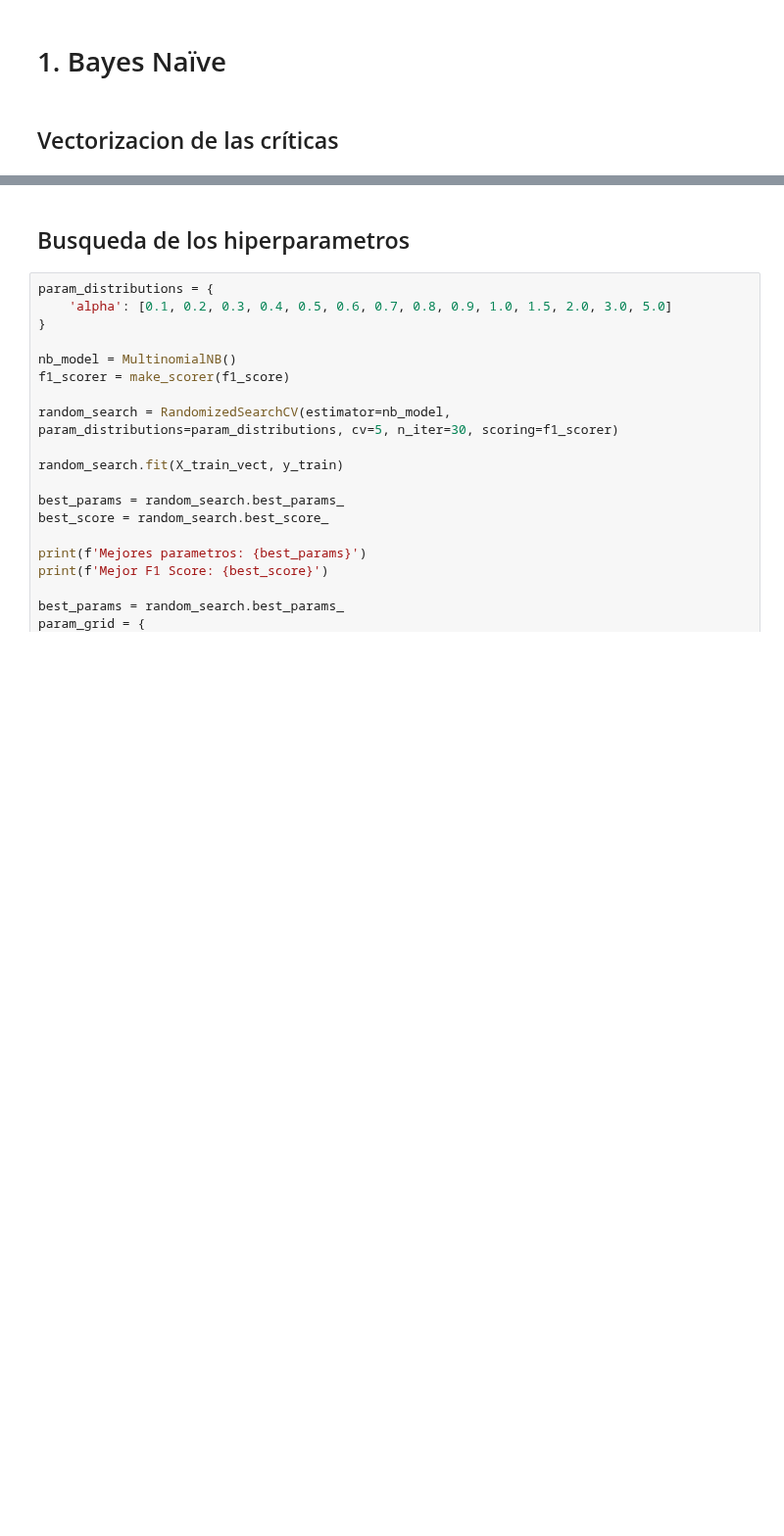
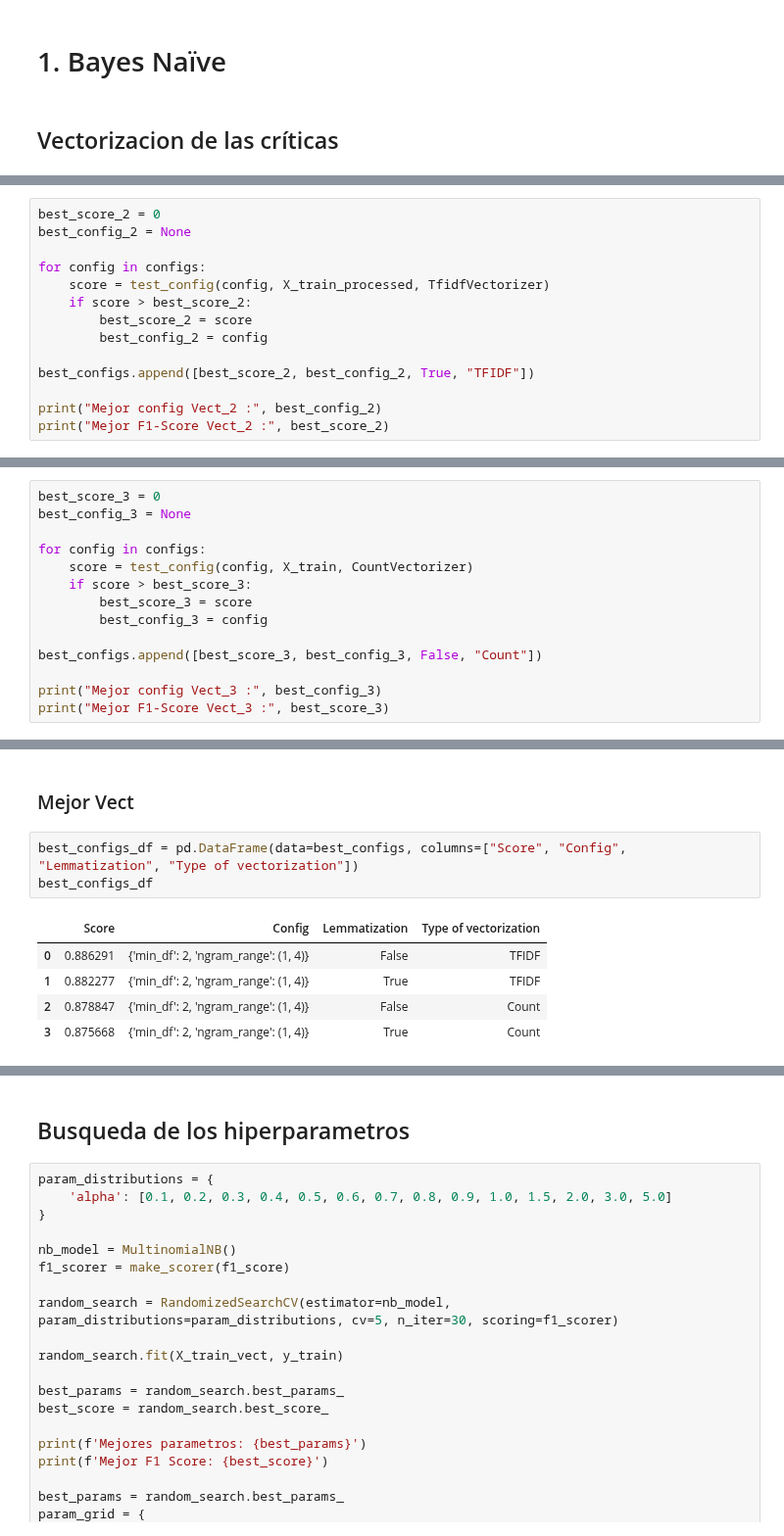
Before and after one commit to AlanRichmond/7506R-1C2024-GRUPO10, a Jupyter notebook: TP2/7506R_TP2_GRUPO10_CHPX_ENTREGA.ipynb, the cells around one changed output, grey strips where cells are left out. Shown at 98% size. Saved outputs shown, nothing was run; the diff lists cells and outputs as text; blank space fills up the shorter version.

```diff
--- a/TP2/7506R_TP2_GRUPO10_CHPX_ENTREGA.ipynb
+++ b/TP2/7506R_TP2_GRUPO10_CHPX_ENTREGA.ipynb
@@ -49,0 +144,14 @@ X_test_vect = vectorizer.transform(X_test)
+# %%
+best_score_2 = 0
+best_config_2 = None
+
+for config in configs:
+    score = test_config(config, X_train_processed, TfidfVectorizer)
+    if score > best_score_2:
+        best_score_2 = score
+        best_config_2 = config
+
+best_configs.append([best_score_2, best_config_2, True, "TFIDF"])
+
+print("Mejor config Vect_2 :", best_config_2)
+print("Mejor F1-Score Vect_2 :", best_score_2)
@@ -49,0 +163,14 @@ X_test_vect = vectorizer.transform(X_test)
+# %%
+best_score_3 = 0
+best_config_3 = None
+
+for config in configs:
+    score = test_config(config, X_train, CountVectorizer)
+    if score > best_score_3:
+        best_score_3 = score
+        best_config_3 = config
+
+best_configs.append([best_score_3, best_config_3, False, "Count"])
+
+print("Mejor config Vect_3 :", best_config_3)
+print("Mejor F1-Score Vect_3 :", best_score_3)
@@ -49,0 +199,11 @@ X_test_vect = vectorizer.transform(X_test)
+# %% [markdown]
+### Mejor Vect
+# %%
+best_configs_df = pd.DataFrame(data=best_configs, columns=["Score", "Config", "Lemmatization", "Type of vectorization"])
+best_configs_df
+# %% [output]
+|  | Score | Config | Lemmatization | Type of vectorization |
+| 0 | 0.886291 | {'min_df': 2, 'ngram_range': (1, 4)} | False | TFIDF |
+| 1 | 0.882277 | {'min_df': 2, 'ngram_range': (1, 4)} | True | TFIDF |
+| 2 | 0.878847 | {'min_df': 2, 'ngram_range': (1, 4)} | False | Count |
+| 3 | 0.875668 | {'min_df': 2, 'ngram_range': (1, 4)} | True | Count |
```
Also changed, not shown: parts of 22 cells of this notebook, 8 other files.
